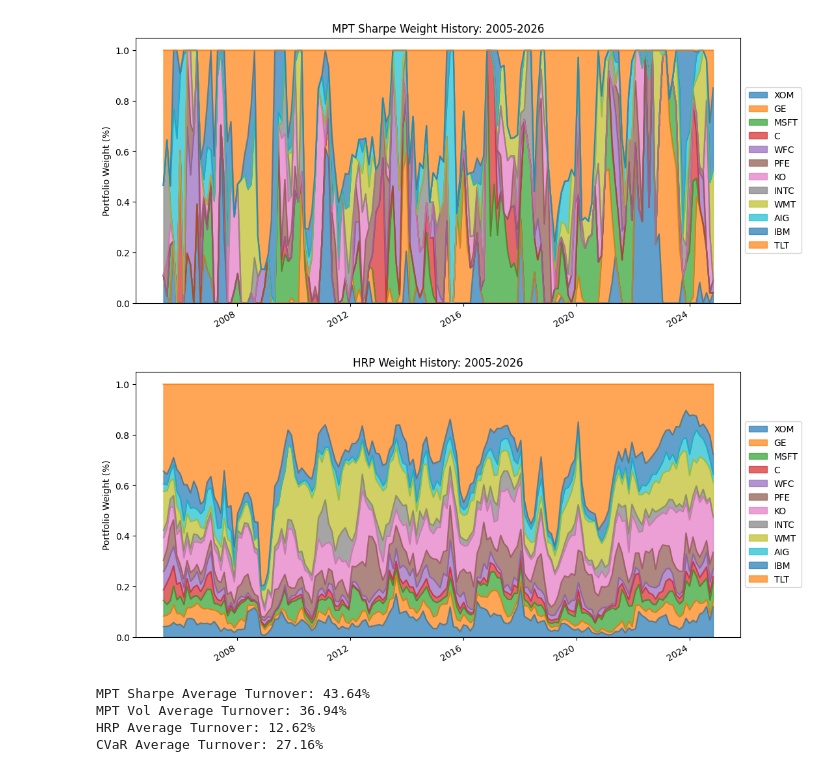
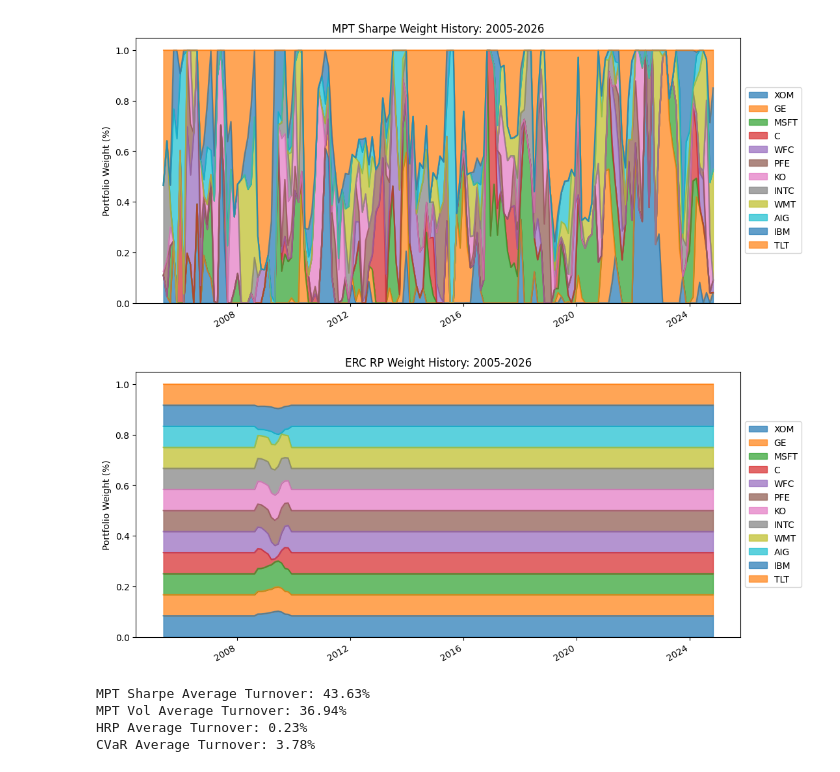
Before and after one commit to SJEGoh/Portfolio-Optimizer, a Jupyter notebook: src/report.ipynb, the cells around one changed output. Saved outputs shown, nothing was run; the diff lists cells and outputs as text; code cells hidden in the pictures.

```diff
--- a/src/report.ipynb
+++ b/src/report.ipynb
@@ -246,8 +256,8 @@ def run_spy_benchmark(price_data, start_idx=252):
 back_price_data = get_full_portfolio_df(basket, start_date = "2005-01-01")
 mpt_sharpe_ec, mpt_sharpe_weights = run_10yr_backtest(back_price_data, lambda data: run_mpt_optimization(data, find_max_sharpe = True), rebalance_days = 30, lookback_days = 100)
 mpt_vol_ec, mpt_vol_weights = run_10yr_backtest(back_price_data, lambda data: run_mpt_optimization(data, target_vol = 0.1), rebalance_days = 30, lookback_days = 100)
-hrp_ec, hrp_weights = run_10yr_backtest(back_price_data, run_hrp_optimization, rebalance_days = 30, lookback_days = 100)
-cvar_ec, cvar_weights = run_10yr_backtest(back_price_data, lambda data: run_cvar_optimization(data, alpha = 0.95), rebalance_days = 30, lookback_days = 100)
+hrp_ec, hrp_weights = run_10yr_backtest(back_price_data, run_erp_optimization, rebalance_days = 30, lookback_days = 100)
+cvar_ec, cvar_weights = run_10yr_backtest(back_price_data, run_nrp_optimization, rebalance_days = 30, lookback_days = 100)
 spy_ec = run_spy_benchmark(get_full_portfolio_df(["SPY"], start_date = "2005-01-01"))
 # %% [output]
 Fetching data for XOM...
@@ -355,11 +365,11 @@ plt.show()
 # %%
 hrp_weights.plot(kind='area', stacked=True, alpha=0.7, figsize=(12, 6))
 plt.legend(loc='center left', bbox_to_anchor=(1, 0.5))
 plt.ylabel("Portfolio Weight (%)")
-plt.title("HRP Weight History: 2005-2026")
+plt.title("ERC RP Weight History: 2005-2026")
 plt.show()
 # %% [output]
-[figure, old version]
+[figure, new version]
 # %%
 # Example usage for your four strategies:
 mpt_sharpe_turnover = calculate_average_turnover(mpt_sharpe_weights)
@@ -372,7 +382,7 @@ print(f"MPT Vol Average Turnover: {mpt_vol_turnover:.2%}")
 print(f"HRP Average Turnover: {hrp_turnover:.2%}")
 print(f"CVaR Average Turnover: {cvar_turnover:.2%}")
 # %% [output]
-MPT Sharpe Average Turnover: 43.64%
+MPT Sharpe Average Turnover: 43.63%
 MPT Vol Average Turnover: 36.94%
-HRP Average Turnover: 12.62%
-CVaR Average Turnover: 27.16%
+HRP Average Turnover: 0.23%
+CVaR Average Turnover: 3.78%
```
Also changed, not shown: parts of 19 cells of this notebook, 2 other files.
